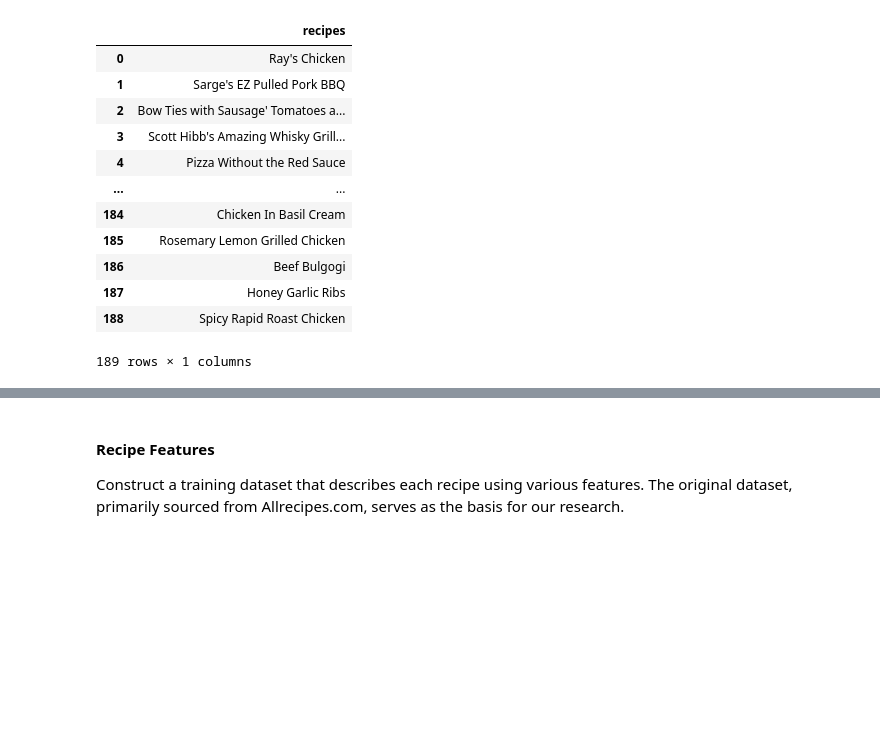
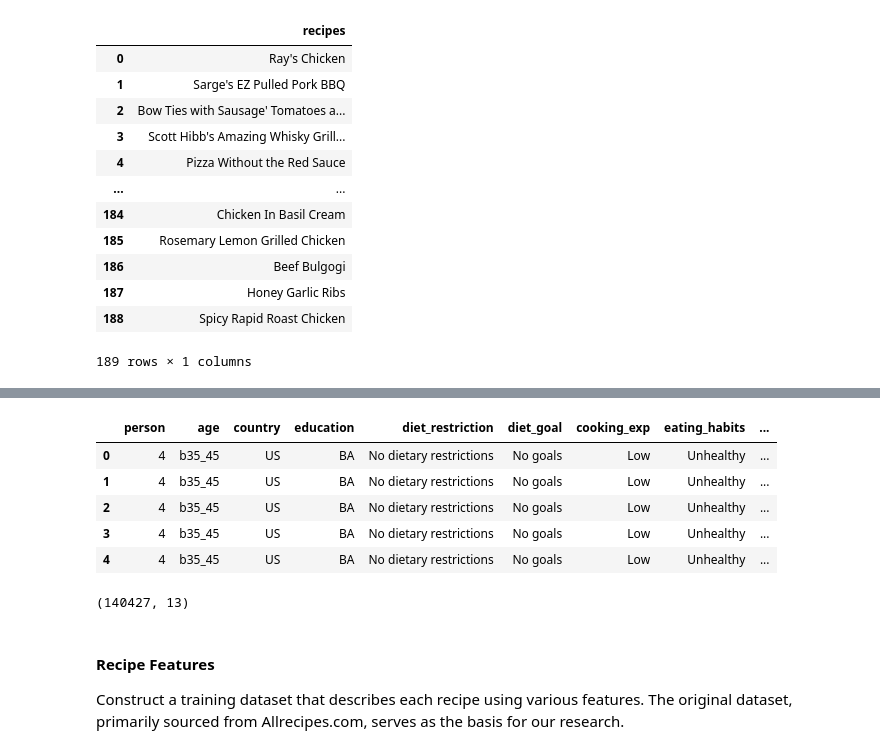
Before and after one commit to ayoubGL/Two-Tower-Recommender-system-Pytorch, a Jupyter notebook: FoodRecommenderSystem.ipynb, the cells around one changed output, grey strips where cells are left out. Drawn from its saved outputs; the diff is of its cells as text; code cells hidden in the pictures; blank space fills up the shorter version.

```diff
--- a/FoodRecommenderSystem.ipynb
+++ b/FoodRecommenderSystem.ipynb
@@ -266,0 +302,16 @@ target_recipe
+# %%
+user_features_DF.drop(columns = ['recipe_id_y'], inplace=True)
+user_features_DF.rename(columns = {'recipe_id_x':'recipe_id'}, inplace=True)
+# %%
+user_features_DF.head()
+# %% [output]
+|  | person | age | country | education | diet_restriction | diet_goal | cooking_exp | eating_habits | ... |
+| 0 | 4 | b35_45 | US | BA | No dietary restrictions | No goals | Low | Unhealthy | ... |
+| 1 | 4 | b35_45 | US | BA | No dietary restrictions | No goals | Low | Unhealthy | ... |
+| 2 | 4 | b35_45 | US | BA | No dietary restrictions | No goals | Low | Unhealthy | ... |
+| 3 | 4 | b35_45 | US | BA | No dietary restrictions | No goals | Low | Unhealthy | ... |
+| 4 | 4 | b35_45 | US | BA | No dietary restrictions | No goals | Low | Unhealthy | ... |
+# %%
+user_features_DF.shape
+# %% [output]
+(140427, 13)
```
Also changed, not shown: parts of 30 cells of this notebook, 2 other files.
